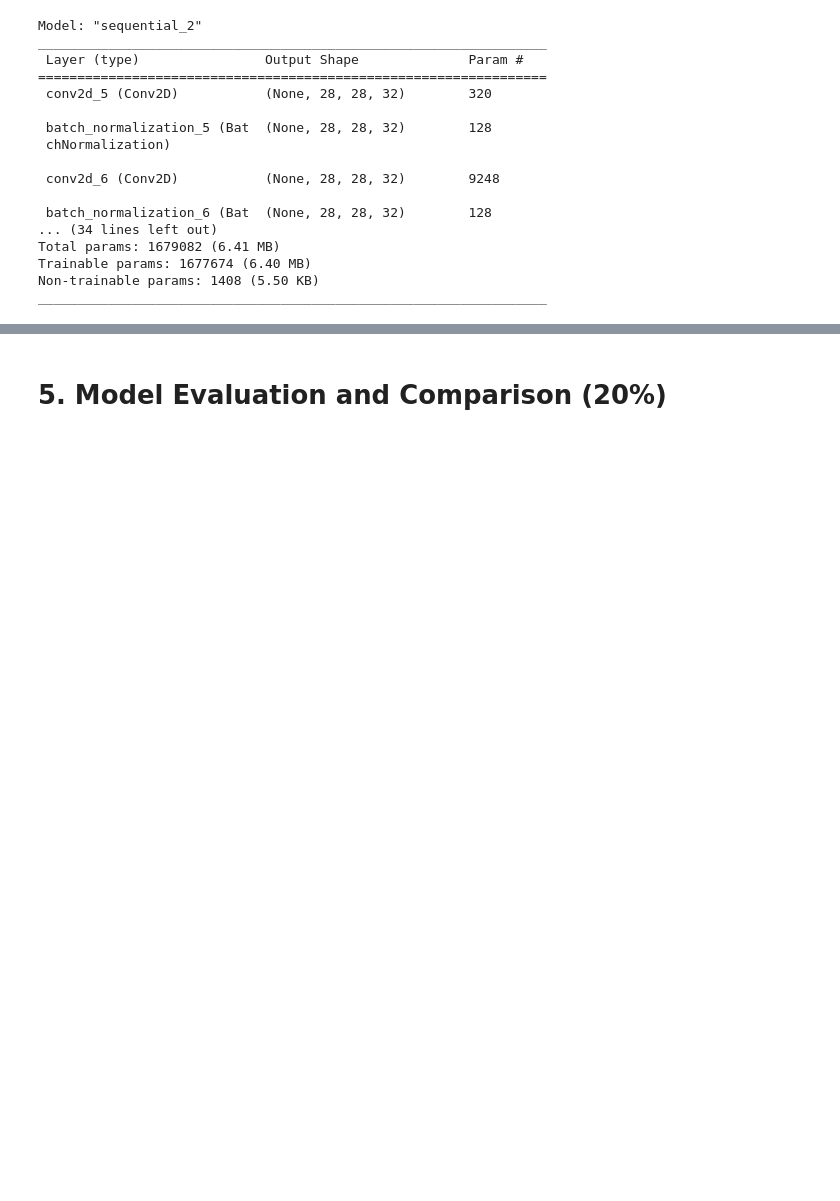
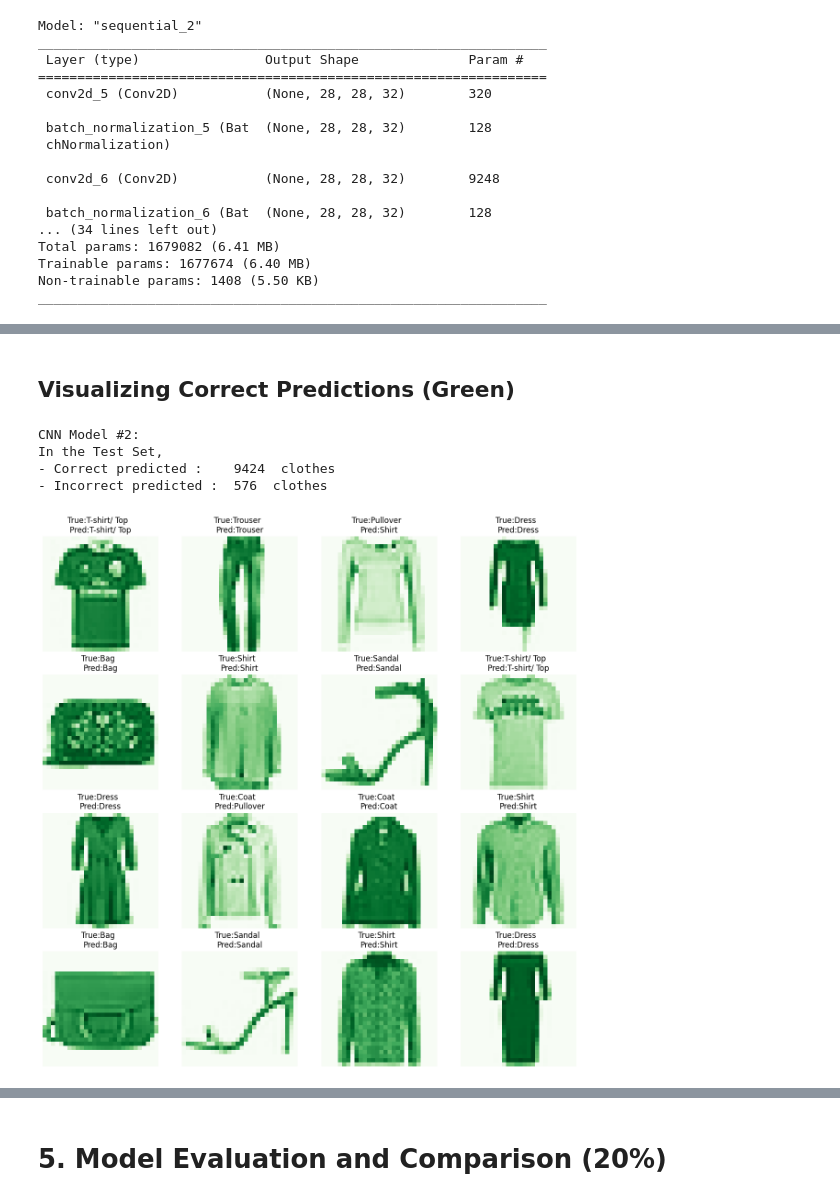
Before and after one commit to rkaushick-neu/swe_gen_ai, a Jupyter notebook: Deep Learning MNIST/Rish_Analysis.ipynb, the cells around one changed output, grey strips where cells are left out. Saved outputs shown, nothing was run; the diff lists cells and outputs as text; code cells hidden in the pictures; blank space fills up the shorter version.

```diff
--- a/Deep Learning MNIST/Rish_Analysis.ipynb
+++ b/Deep Learning MNIST/Rish_Analysis.ipynb
@@ -679,0 +801,2 @@ cnn_2_history = cnn_model_2.fit(
+# %%
+cnn_2_y_pred = cnn_model_2.predict(x_test)
@@ -679,0 +805,3 @@ cnn_2_history = cnn_model_2.fit(
+# %%
+# Similarly converting probabilities to class labels by taking arg-max
+cnn_2_y_pred_classes = np.argmax(cnn_2_y_pred, axis=1)
@@ -679,0 +829,19 @@ cnn_2_history = cnn_model_2.fit(
+# %% [markdown]
+## Visualizing Correct Predictions (Green)
+# %%
+p = cnn_2_y_pred_classes[:10000]
+y = y_test
+correct = np.nonzero(p==y)[0]
+incorrect = np.nonzero(p!=y)[0]
+print("CNN Model #2:\nIn the Test Set, ")
+print("- Correct predicted :\t",correct.shape[0], " clothes")
+print("- Incorrect predicted :\t",incorrect.shape[0], " clothes")
+# %% [output]
+CNN Model #2:
+In the Test Set,
+- Correct predicted :    9424  clothes
+- Incorrect predicted :  576  clothes
+# %%
+plot_images(correct, "Greens")
+# %% [output]
+[figure, added]
```
Also changed, not shown: parts of 27 cells of this notebook.
